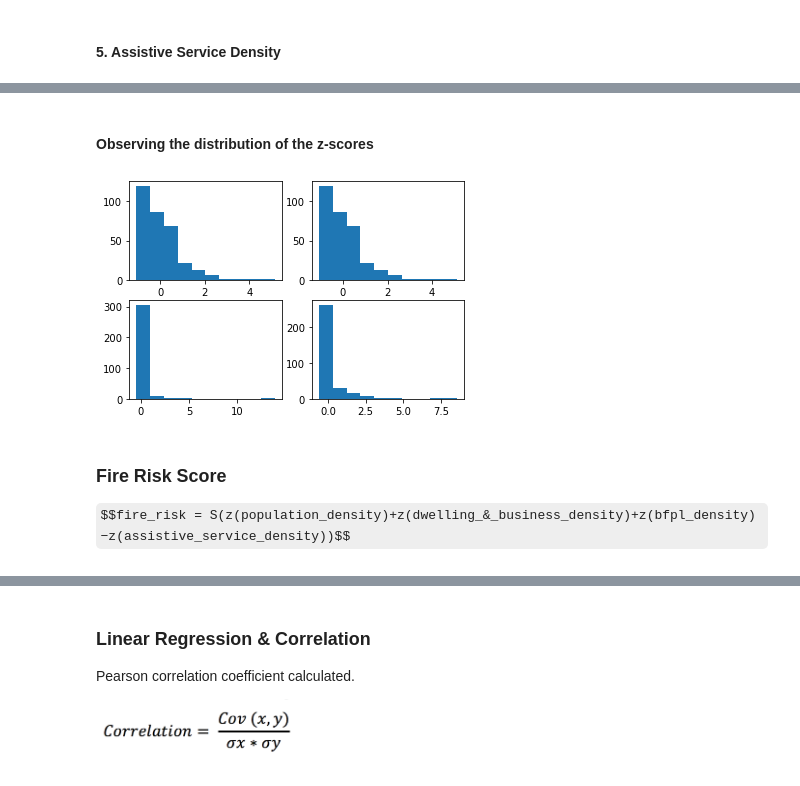
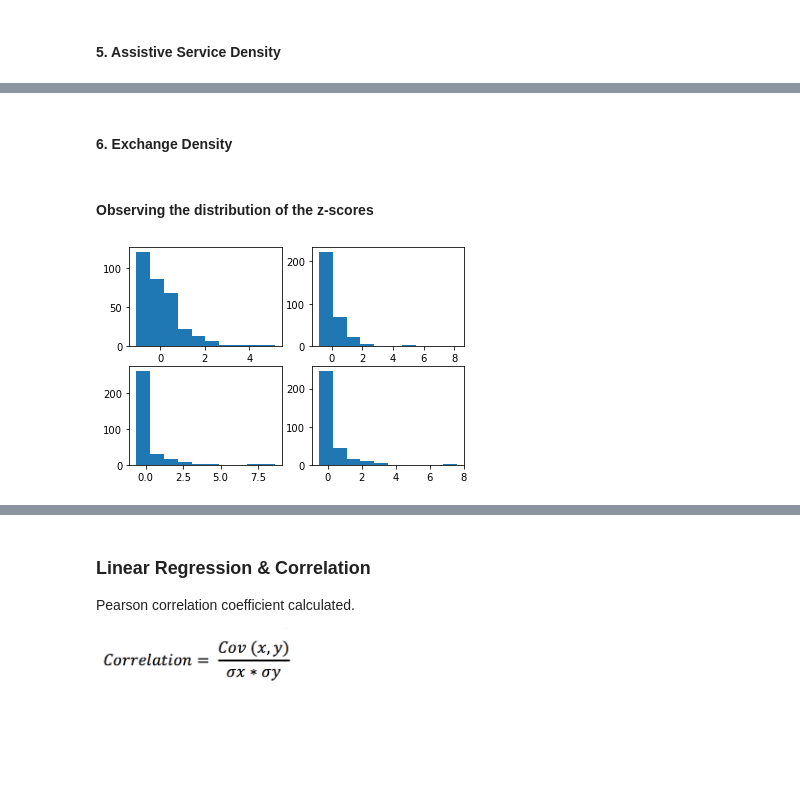
Before and after one commit to ew92/data2001_project, a Jupyter notebook: main.ipynb, the cells around one changed output, grey strips where cells are left out. Drawn from its saved outputs; the diff is of its cells as text; code cells hidden in the pictures; some formulas as TeX source; blank space fills up the shorter version.

Commit message:
measures and score complete, re-ordering of cells and tidying up, ready for corr analysis

```diff
--- a/main.ipynb
+++ b/main.ipynb
@@ -859,7 +693,6 @@ ORDER BY n.dwellings/sa.areasqkm16 DESC;
 '''
 
 response, dwell_df = pgquery(conn, query)
-dwell_df =  add_z_score_column(pop_df)
 # %% [output]
 (322, 5)
                                        area_name    area_id  dwellings  areasqkm16  dwelling_density
@@ -892,4 +736,3 @@ ON n.area_id=busi.area_id
 ORDER BY busi.number_of_businesses/sa.areasqkm16 DESC;
 '''
 response, bus_df = pgquery(conn, query)
-bus_df =  add_z_score_column(bus_df)
@@ -897,0 +770,8 @@ bus_df =  add_z_score_column(bus_df)
+# %%
+bus_df_m = bus_df.drop(columns=['area_name','areasqkm16','number_of_businesses'])
+dwellbusi_df = pd.merge(dwell_df,bus_df_m, left_on='area_id', right_on='area_id', how='inner')
+dwellbusi_df = dwellbusi_df.drop(columns=['dwellings','areasqkm16'])
+dwellbusi_df['dwell_and_bus_density'] = dwellbusi_df['dwelling_density'] + dwellbusi_df['business_density']
+dwellbusi_df = dwellbusi_df.drop(columns=['dwelling_density','business_density'])
+dwellbusi_df = add_z_score_column(dwellbusi_df)
+dwellbusi_df
@@ -918,15 +876,21 @@ N.B. Getting a weird key error despite the column being correct. Unresolved.
+# %% [markdown]
+#### 6. Exchange Density
 # %%
+# We assume truth of Geoscience Australia communications exchanges dataset
+# i.e. NAN results from spatial subquery join == 0 exchanges in area and therefore 0 density
+# CASE clause handles the columns which we ultimately pass to our df (so no NaNs dealt with at notebook end)
+
 query='''
-SELECT n.area_name, n.area_id, nsw_result.count AS exchanges, sa.areasqkm16,
-nsw_result.count/sa.areasqkm16 AS exchange_density,
+SELECT n.area_name, n.area_id, nsw_result.count AS exchanges_nans, sa.areasqkm16,
+nsw_result.count/sa.areasqkm16 AS exchange_density_nans,
 CASE
 WHEN nsw_result.count IS NULL THEN 0
     ELSE nsw_result.count
-END AS exchanges_inclzero,
+END AS exchanges,
 CASE
     WHEN nsw_result.count/sa.areasqkm16 IS NULL THEN 0
     ELSE nsw_result.count/sa.areasqkm16
-END AS exchange_density_inclzero
+END AS exchange_density
 FROM neighbourhoods AS n
     INNER JOIN sa2_2016_aust AS sa
     ON n.area_id=sa.sa2_main16
@@ -936,7 +900,6 @@ FROM neighbourhoods AS n
             FROM sa2_2016_aust AS sa
                 INNER JOIN exchanges AS e ON ST_Contains(sa.geom, e.geom)
             GROUP BY sa.sa2_main16, sa.sa2_name16
-            ORDER BY COUNT(e.geom) DESC
         ) AS nsw_result
 ON n.area_id = nsw_result.sa2_main16
 ORDER BY nsw_result.count/sa.areasqkm16;
@@ -944,4 +907,5 @@ ORDER BY nsw_result.count/sa.areasqkm16;
 '''
 
 response, exchange_df = pgquery(conn, query)
-exchange_df =  add_z_score_column(exchange_df, column='exchange_density_inclzero')
+exchange_df = exchange_df.drop(columns=['exchanges_nans','exchange_density_nans'])
+exchange_df = add_z_score_column(exchange_df)
@@ -949,13 +915,9 @@ exchange_df =  add_z_score_column(exchange_df, column='exchange_density_inclzero
 #### Observing the distribution of the z-scores
 # %%
 fig, axes = plt.subplots(2,2)
-computed_measures = [pop_df, dwell_df, bus_df, ass_serv_df]
+computed_measures = [pop_df, dwellbusi_df, ass_serv_df, exchange_df]
 
 for type, ax in zip(computed_measures, axes.flatten()):
     ax.hist(type['z_score'])
 # %% [output]
-[figure, old version]
+[figure, new version]
-# %% [markdown]
-### Fire Risk Score
-
-$$fire_risk = S(z(population_density)+z(dwelling_&_business_density)+z(bfpl_density)−z(assistive_service_density))$$
```
Also changed, not shown: parts of 107 cells of this notebook.
